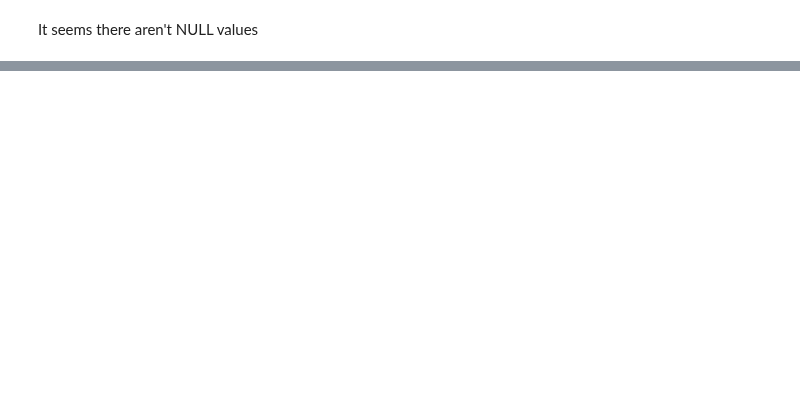
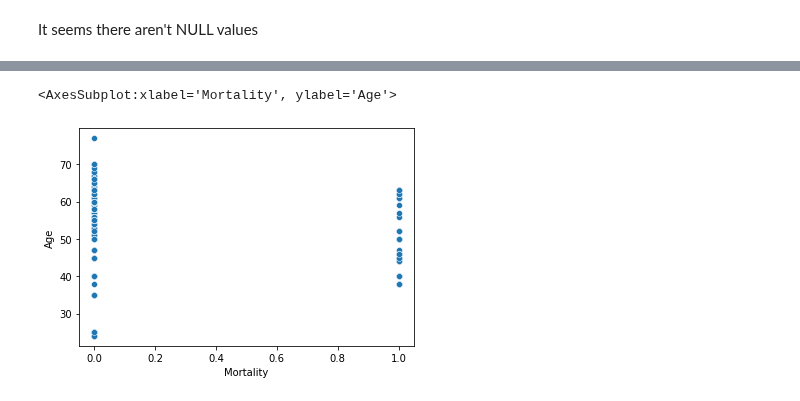
Before and after one commit to RenanGroot/Analise-Exploratoria-ENEM2019, a Jupyter notebook: Heart-Failure-Prediction.ipynb, the cells around one changed output, grey strips where cells are left out. Saved outputs shown, nothing was run; the diff lists cells and outputs as text; code cells hidden in the pictures; blank space fills up the shorter version.

```diff
--- a/Heart-Failure-Prediction.ipynb
+++ b/Heart-Failure-Prediction.ipynb
@@ -130,0 +148,5 @@ It seems there aren't NULL values
+# %%
+sns.scatterplot(data = df,y = "Age", x = "Mortality")
+# %% [output]
+<AxesSubplot:xlabel='Mortality', ylabel='Age'>
+[figure, added]
```
Also changed, not shown: parts of 8 cells of this notebook.
